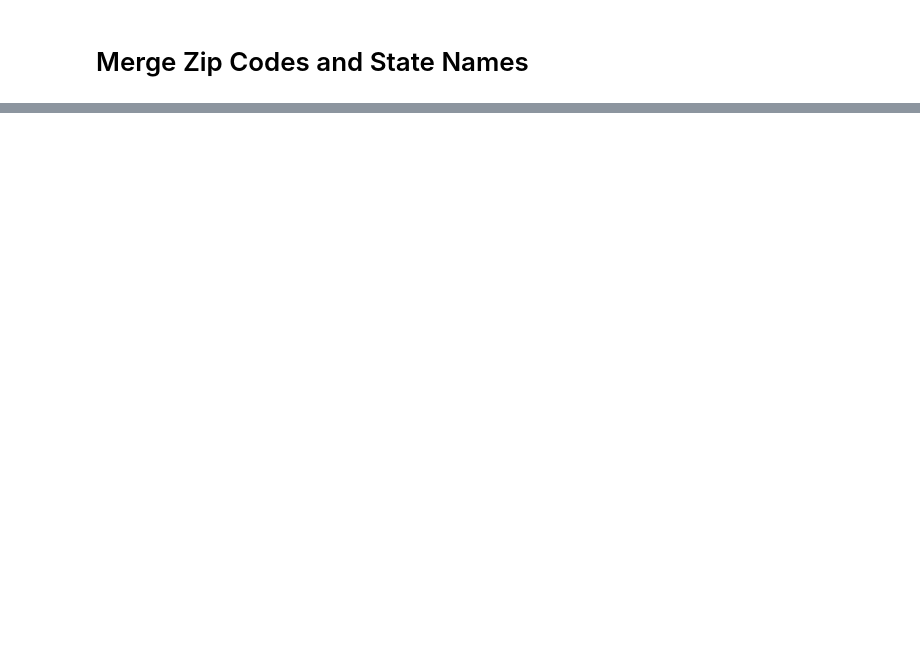
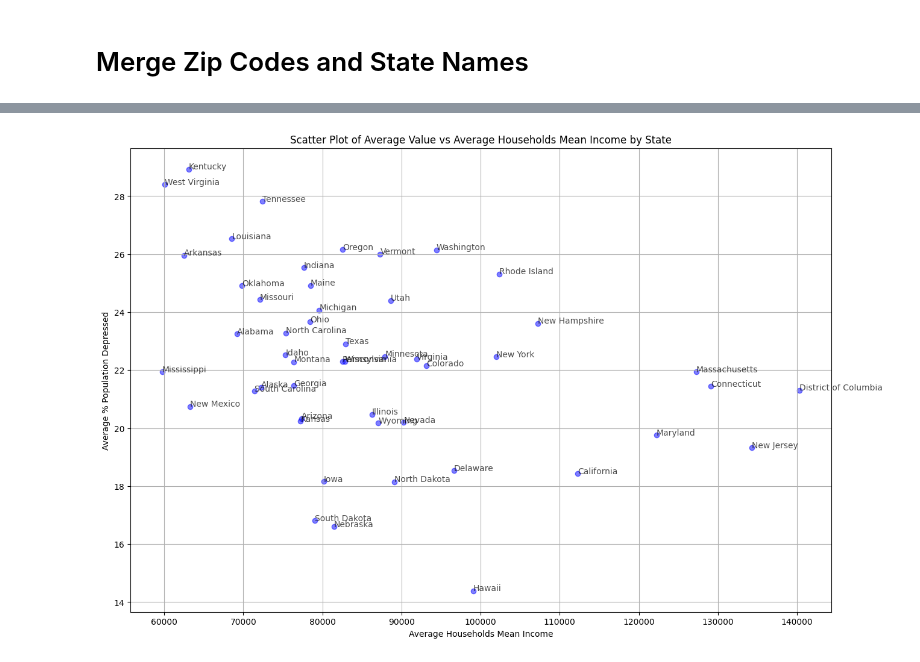
Before and after one commit to anuvrat-umich/siads_milestone1, a Jupyter notebook: data_visualization.ipynb, the cells around one changed output, grey strips where cells are left out. Saved outputs shown, nothing was run; the diff lists cells and outputs as text; code cells hidden in the pictures; blank space fills up the shorter version.

```diff
--- a/data_visualization.ipynb
+++ b/data_visualization.ipynb
@@ -196,0 +238,27 @@ Dropdown(description='State:', options=('New York', 'Pennsylvania', 'Delaware',
+# %%
+average_depression = depression_merged.groupby('Official State Name').agg({'Value': 'mean', 'Households Mean Income': 'mean'}).reset_index()
+average_depression.rename(columns={'Value': "Average Value", 'Households Mean Income': 'Average Households Mean Income'}, inplace=True)
+average_depression['Average Value'] = average_depression['Average Value'].round(2)
+average_depression["Average Households Mean Income"] = average_depression["Average Households Mean Income"].round()
+# %%
+# Make Scatterplot
+y = average_depression['Average Value']
+x = average_depression['Average Households Mean Income']
+state_names = average_depression['Official State Name']
+
+# Create a scatter plot
+plt.figure(figsize=(15, 10))
+plt.scatter(x, y, alpha=0.5, color='b')
+
+# Annotate dots with state names
+for i, state in enumerate(state_names):
+    plt.annotate(state, (x[i], y[i]), fontsize=10, alpha=0.7)
+
+plt.title('Scatter Plot of Average Value vs Average Households Mean Income by State')
+plt.xlabel('Average Households Mean Income')
+plt.ylabel('Average % Population Depressed')
+plt.grid(True)
+
+plt.show()
+# %% [output]
+[figure, added]
```
Also changed, not shown: parts of 14 cells of this notebook.
